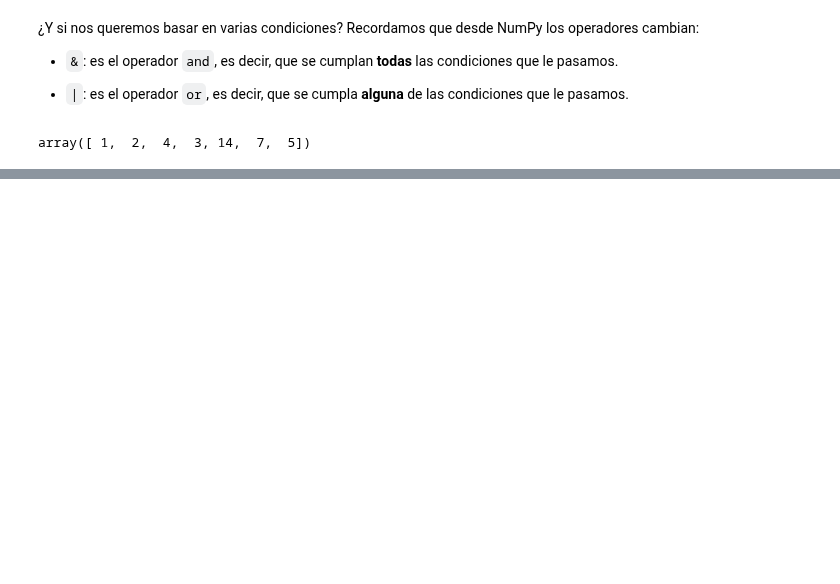
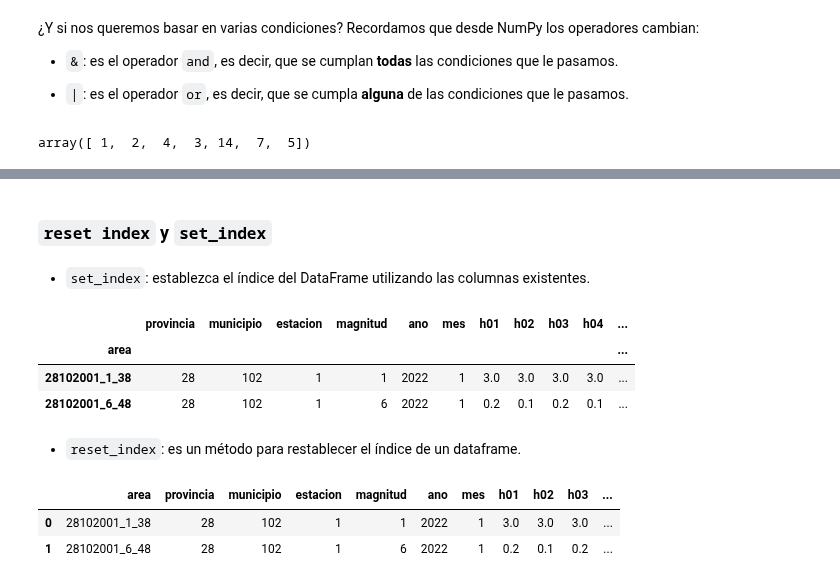
Before and after one commit to Ironhack-Part-Time-Enero2022/apuntes-clases, a Jupyter notebook: semana-4/4.1-Intro_Pandas.ipynb, the cells around one changed output, grey strips where cells are left out. Cells and saved outputs as stored; diff of their text form; code cells hidden in the pictures; blank space fills up the shorter version.

```diff
--- a/semana-4/4.1-Intro_Pandas.ipynb
+++ b/semana-4/4.1-Intro_Pandas.ipynb
@@ -924,3 +972,18 @@ df_limpio[(df_limpio["estacion"] == 5) | (df_limpio["estacion"] == 14)]
 | 157 | 28 | 92 | 5 | 10 | 28092005_10_49 | 2022 | 1 | 34.0 | 44.0 | 28.0 | ... |
 | 158 | 28 | 92 | 5 | 12 | 28092005_12_8 | 2022 | 1 | 237.0 | 122.0 | 91.0 | ... |
 | 159 | 28 | 92 | 5 | 14 | 28092005_14_6 | 2022 | 1 | 1.0 | 7.0 | 14.0 | ... |
+# %% [markdown]
+### `reset index` y `set_index`
+# %% [markdown]
+- `set_index`: establezca el índice del DataFrame utilizando las columnas existentes.
+# %%
+df_limpio.set_index(["area"], inplace = True)
+# %%
+df_limpio.head(2)
+# %% [output]
+|  | provincia | municipio | estacion | magnitud | ano | mes | h01 | h02 | h03 | h04 | ... |
+| area |  |  |  |  |  |  |  |  |  |  | ... |
+| 28102001_1_38 | 28 | 102 | 1 | 1 | 2022 | 1 | 3.0 | 3.0 | 3.0 | 3.0 | ... |
+| 28102001_6_48 | 28 | 102 | 1 | 6 | 2022 | 1 | 0.2 | 0.1 | 0.2 | 0.1 | ... |
+# %% [markdown]
+- `reset_index`: es un método para restablecer el índice de un dataframe.
@@ -926,0 +992,6 @@ df_limpio[(df_limpio["estacion"] == 5) | (df_limpio["estacion"] == 14)]
+# %%
+df_limpio.head(2)
+# %% [output]
+|  | area | provincia | municipio | estacion | magnitud | ano | mes | h01 | h02 | h03 | ... |
+| 0 | 28102001_1_38 | 28 | 102 | 1 | 1 | 2022 | 1 | 3.0 | 3.0 | 3.0 | ... |
+| 1 | 28102001_6_48 | 28 | 102 | 1 | 6 | 2022 | 1 | 0.2 | 0.1 | 0.2 | ... |
```
Also changed, not shown: parts of 22 cells of this notebook, 1 other file.
